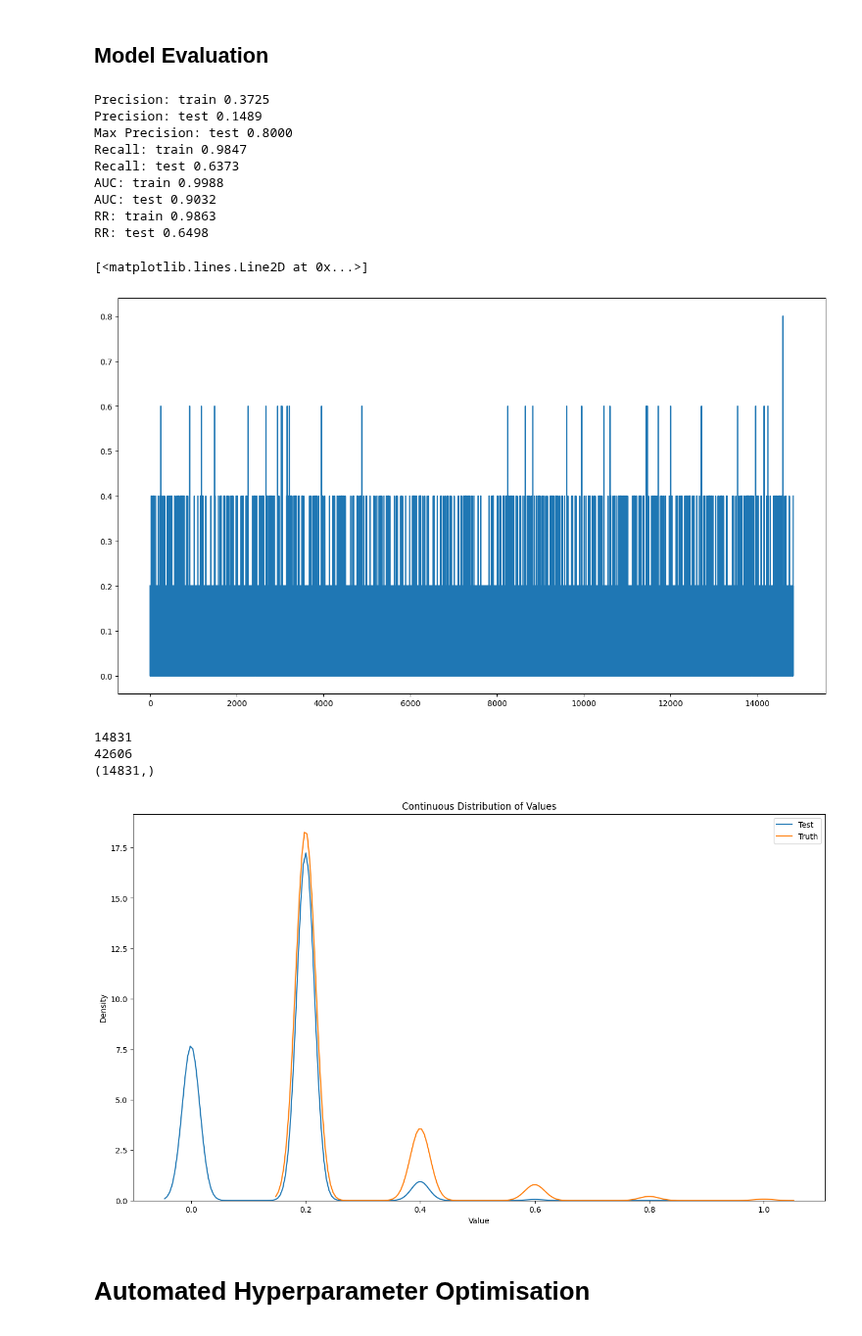
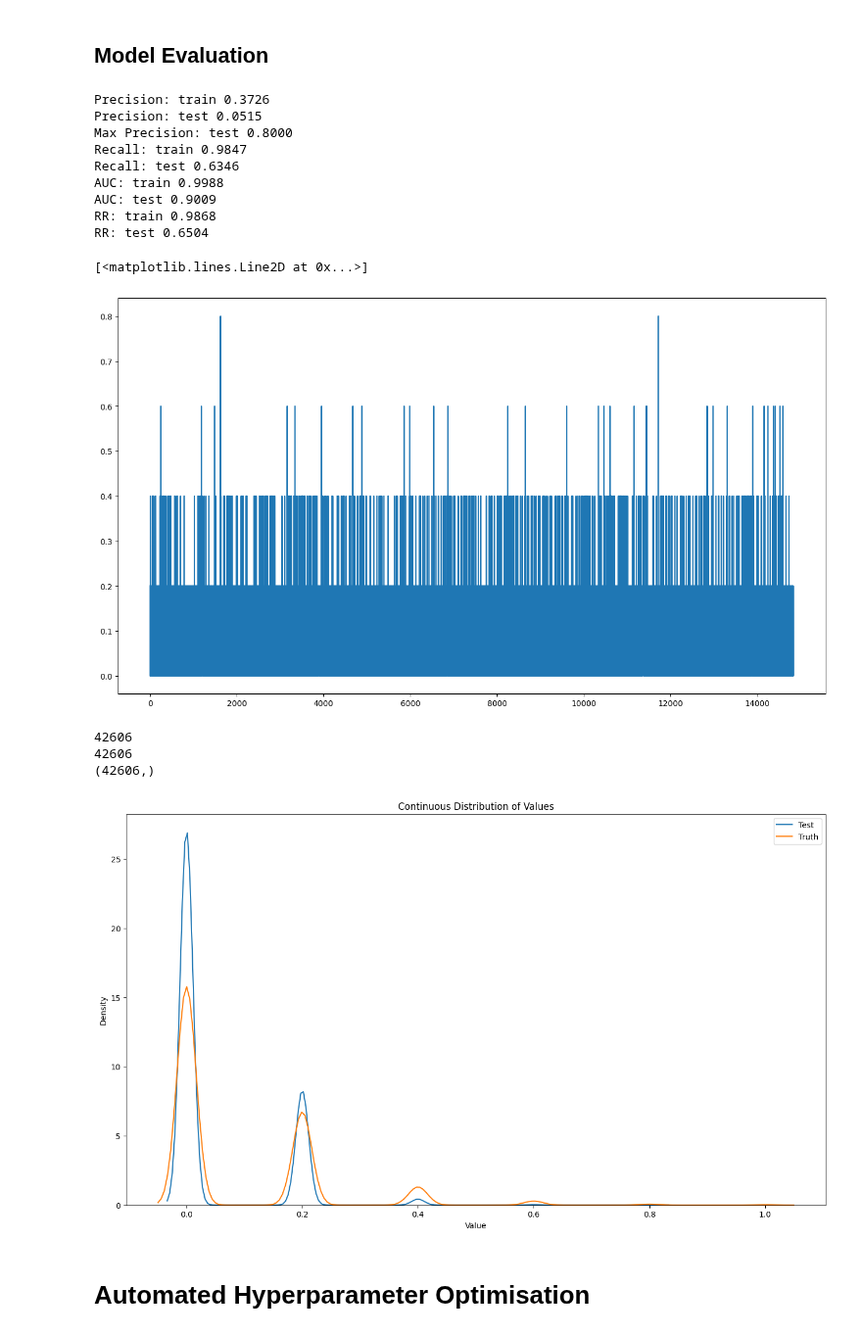
Before and after one commit to lizesteyn/FNBdataquest, a Jupyter notebook: LightFM_2.ipynb, the cells around one changed output. Shown at 98% size. Saved outputs shown, nothing was run; the diff lists cells and outputs as text; code cells hidden in the pictures.

```diff
--- a/LightFM_2.ipynb
+++ b/LightFM_2.ipynb
@@ -1037,7 +1037,7 @@ model.fit(train, user_features= user_features, item_features=item_features, epoc
 k=5
 
 train_precision = precision_at_k(model, train, k=k, user_features=user_features,item_features=item_features,num_threads=num_thread).mean()
-test_precision = precision_at_k(model, test,train_interactions=train,item_features=item_features, k=k, user_features=user_features,num_threads=num_thread)
+test_precision = precision_at_k(model, test,train_interactions=train,item_features=item_features, k=k, user_features=user_features,num_threads=num_thread, preserve_rows = True)
 
 train_recall = recall_at_k(model, train, k=k, user_features=user_features,item_features=item_features, num_threads=num_thread).mean()
 test_recall = recall_at_k(model, test,train_interactions=train, k=k, user_features=user_features,item_features=item_features, num_threads=num_thread).mean()
@@ -1086,15 +1086,15 @@ print('RR: test %.4f' % (test_rr))
 # RR: train 0.9867
 # RR: test 0.6524
 # %% [output]
-Precision: train 0.3725
-Precision: test 0.1489
+Precision: train 0.3726
+Precision: test 0.0515
 Max Precision: test 0.8000
 Recall: train 0.9847
-Recall: test 0.6373
+Recall: test 0.6346
 AUC: train 0.9988
-AUC: test 0.9032
-RR: train 0.9863
-RR: test 0.6498
+AUC: test 0.9009
+RR: train 0.9868
+RR: test 0.6504
 # %%
 import matplotlib.pyplot as plt
 import seaborn as sns
@@ -1103,7 +1103,7 @@ plt.figure(figsize=(16, 9))
 plt.plot(test_precision)
 # %% [output]
 [<matplotlib.lines.Line2D at 0x...>]
-[figure, old version]
+[figure, new version]
 # %%
 # Compute the maximum attainable precision@k for each user
 # This is the precision when the top-k recommended items match the ground truth
@@ -1113,8 +1113,8 @@ for uid in range(test.shape[0]):
     ground_truth_items = test.getrow(uid).indices
 
     # Exclude users with no interactions in the test set
-    if len(ground_truth_items) == 0:
-        continue
+    # if len(ground_truth_items) == 0:
+    #     continue
 
     # print(ground_truth_items)
 
@@ -1133,27 +1133,30 @@ for uid in range(test.shape[0]):
 # %%
 print(len(max_precisions))
 print(test.shape[0])
 print(test_precision.shape)
 # Set figure size
 plt.figure(figsize=(16, 9))
+
+np.save("test_precision.npy", test_precision)
+np.save("train_precision.npy", train_precision)
 
 # Create KDE plot
 sns.kdeplot(test_precision, label="Test")
 sns.kdeplot(max_precisions, label="Truth")
 # sns.histplot(test_precision, label="Test")
 # sns.histplot(max_precisions, label="Truth")
 # Add labels and title
 plt.xlabel('Value')
 plt.ylabel('Density')
 plt.title('Continuous Distribution of Values')
 plt.legend()
 # Show plot
 plt.show()
 # %% [output]
-14831
 42606
-(14831,)
+42606
+(42606,)
-[figure, old version]
+[figure, new version]
 # %% [markdown]
 # Automated Hyperparameter Optimisation
 # %%
```
Also changed, not shown: parts of 16 cells of this notebook, 4 other files.
